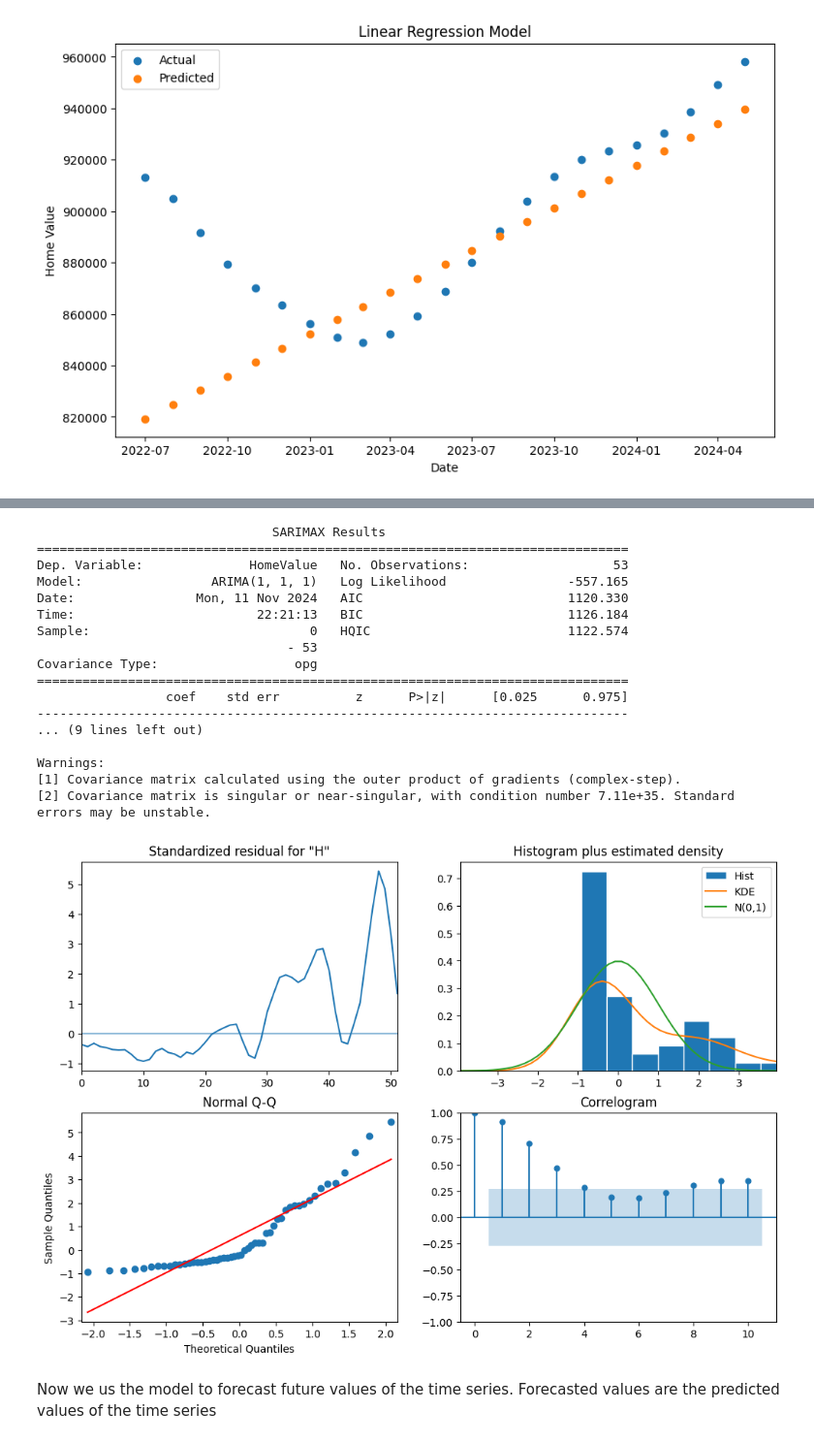
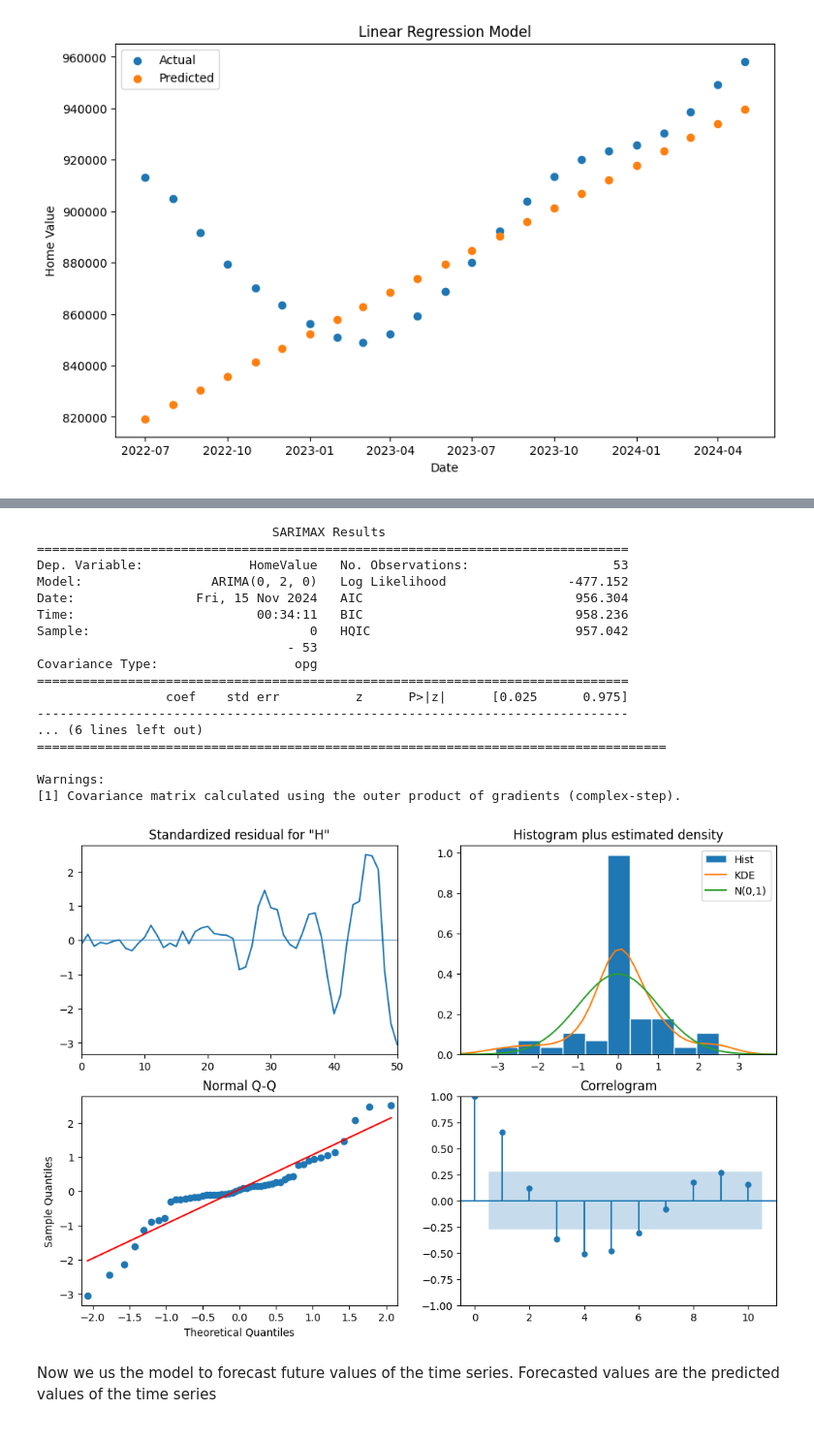
Before and after one commit to LindsClar/Real_Estate_Rep, a Jupyter notebook: Predicting_CA_Property_Through_Modeling.ipynb, the cells around one changed output, grey strips where cells are left out. Shown at 97% size. Saved outputs shown, nothing was run; the diff lists cells and outputs as text; code cells hidden in the pictures.

```diff
--- a/Predicting_CA_Property_Through_Modeling.ipynb
+++ b/Predicting_CA_Property_Through_Modeling.ipynb
@@ -261,37 +366,37 @@ from statsmodels.tsa.arima.model import ARIMA
 # %%
 #The seasonal order is denoted by (P, D, Q, m)
-order = (1, 1, 1)
+order = (0, 2, 0)
 
 #ARIMA model object
 model = ARIMA(y_train, order=order)
 
 #fit the model to the data
 fitted_model = model.fit()
 
 #print model's summary
 print(fitted_model.summary())
 
 #plot
 fitted_model.plot_diagnostics(figsize=(12, 8))
 plt.show()
 # %% [output]
                                SARIMAX Results
 ==============================================================================
 Dep. Variable:              HomeValue   No. Observations:                   53
-Model:                 ARIMA(1, 1, 1)   Log Likelihood                -557.165
-Date:                Mon, 11 Nov 2024   AIC                           1120.330
-Time:                        22:21:13   BIC                           1126.184
-Sample:                             0   HQIC                          1122.574
+Model:                 ARIMA(0, 2, 0)   Log Likelihood                -477.152
+Date:                Fri, 15 Nov 2024   AIC                            956.304
+Time:                        00:34:11   BIC                            958.236
+Sample:                             0   HQIC                           957.042
                                  - 53
 Covariance Type:                  opg
 ==============================================================================
                  coef    std err          z      P>|z|      [0.025      0.975]
 ------------------------------------------------------------------------------
-... (9 lines left out)
+... (6 lines left out)
+===================================================================================
 
 Warnings:
 [1] Covariance matrix calculated using the outer product of gradients (complex-step).
-[2] Covariance matrix is singular or near-singular, with condition number 7.11e+35. Standard errors may be unstable.
-[figure, old version]
+[figure, new version]
 # %% [markdown]
 Now we us the model to forecast future values of the time series. Forecasted values are the predicted values of the time series
```
Also changed, not shown: parts of 31 cells of this notebook.
